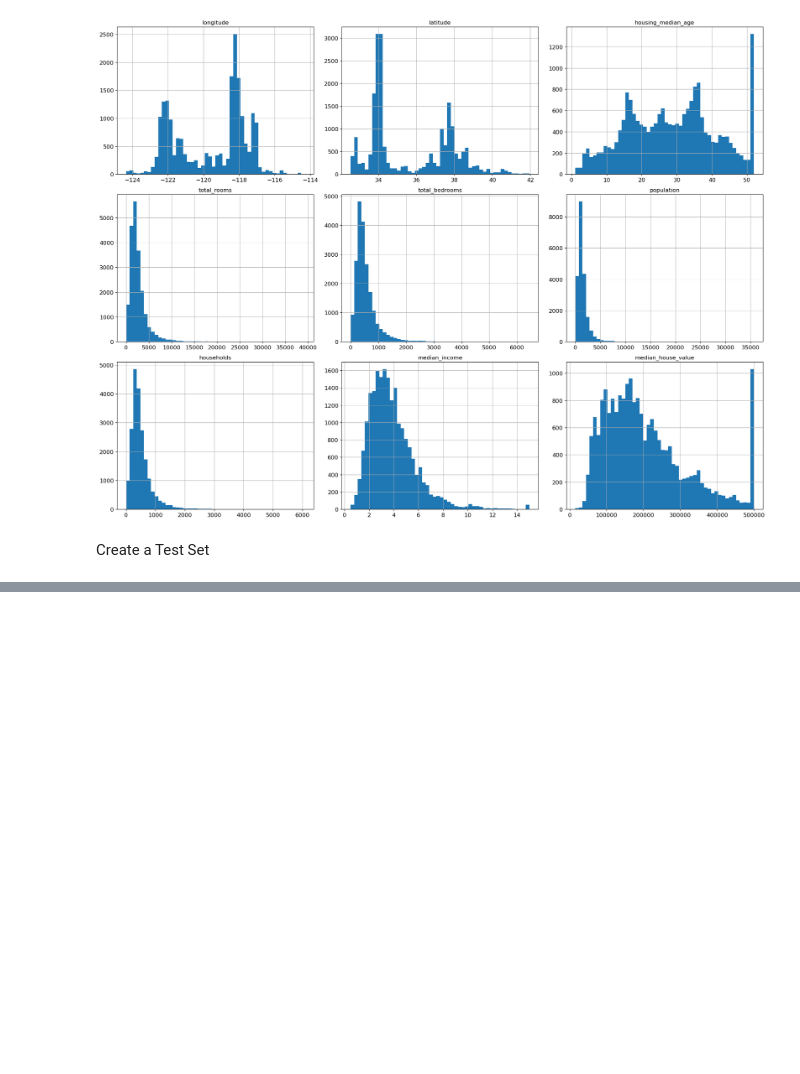
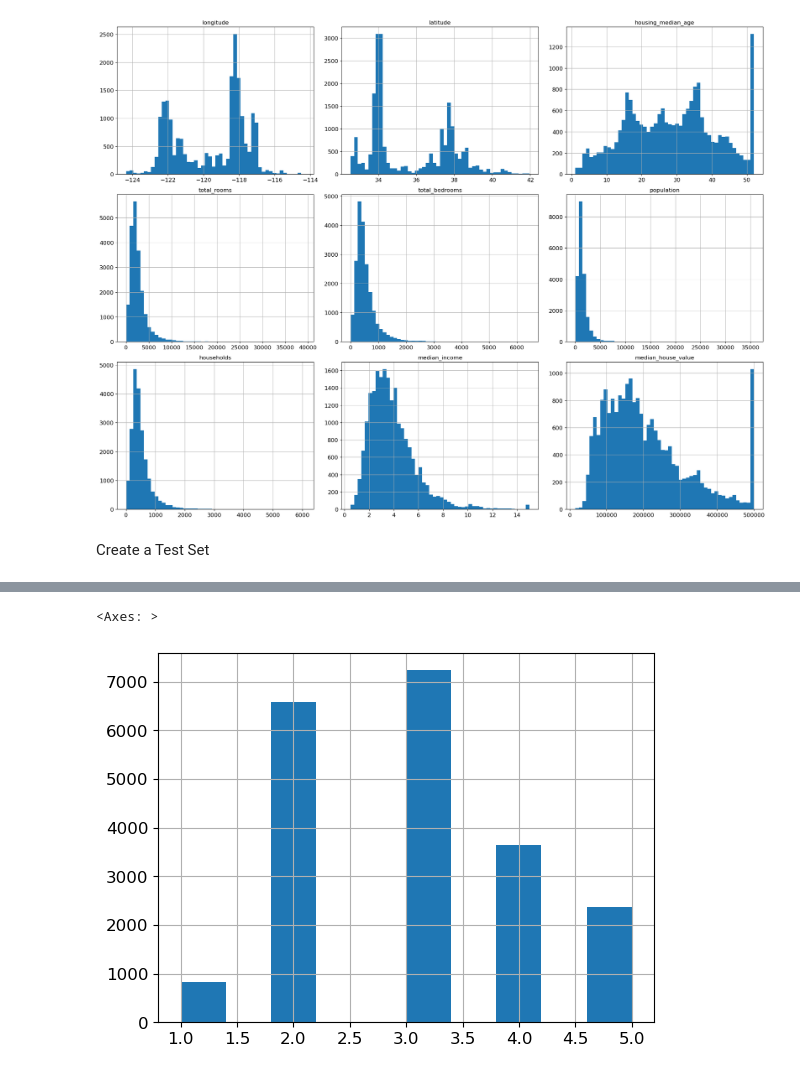
Before and after one commit to RojanShrestha77/MachineLearnings_, a Jupyter notebook: machinelearning2.ipynb, the cells around one changed output, grey strips where cells are left out. Cells and saved outputs as stored; diff of their text form; code cells hidden in the pictures; blank space fills up the shorter version.

Commit message:
downaloding and visualizing the data

```diff
--- a/machinelearning2.ipynb
+++ b/machinelearning2.ipynb
@@ -150,0 +164,8 @@ import numpy as np
+# %%
+#pd.cut() = used to convert continous number into categories(bins)
+housing["income_cat"] = pd.cut(housing["median_income"], bins=[0., 1.5, 3.0, 4.5, 6., np.inf], labels=[1, 2, 3, 4, 5])
+# %%
+housing["income_cat"].hist()
+# %% [output]
+<Axes: >
+[figure, added]
```
Also changed, not shown: parts of 28 cells of this notebook, 6 other files.
